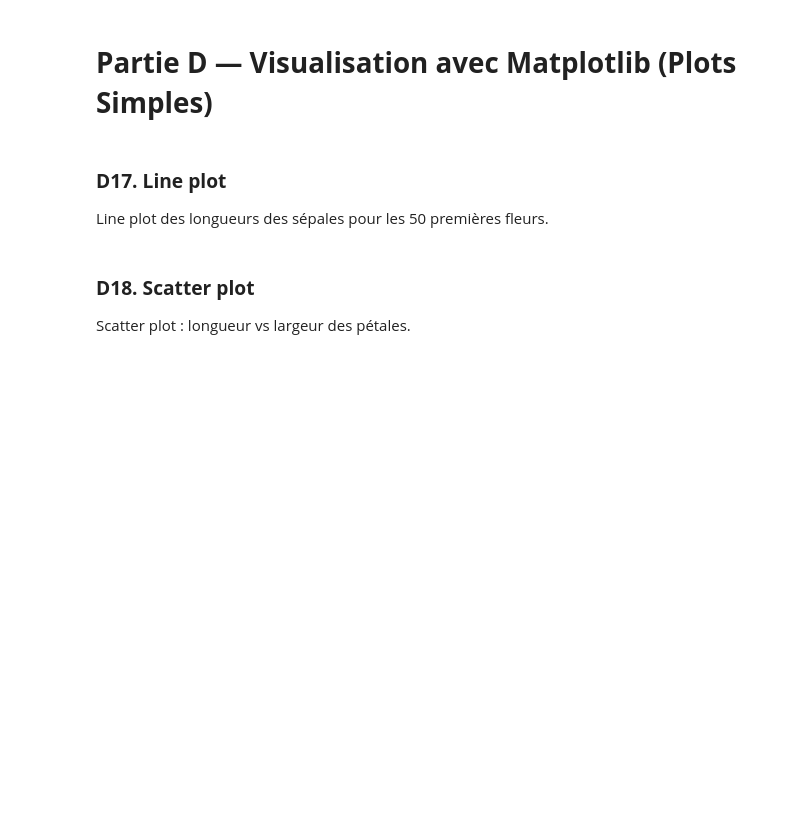
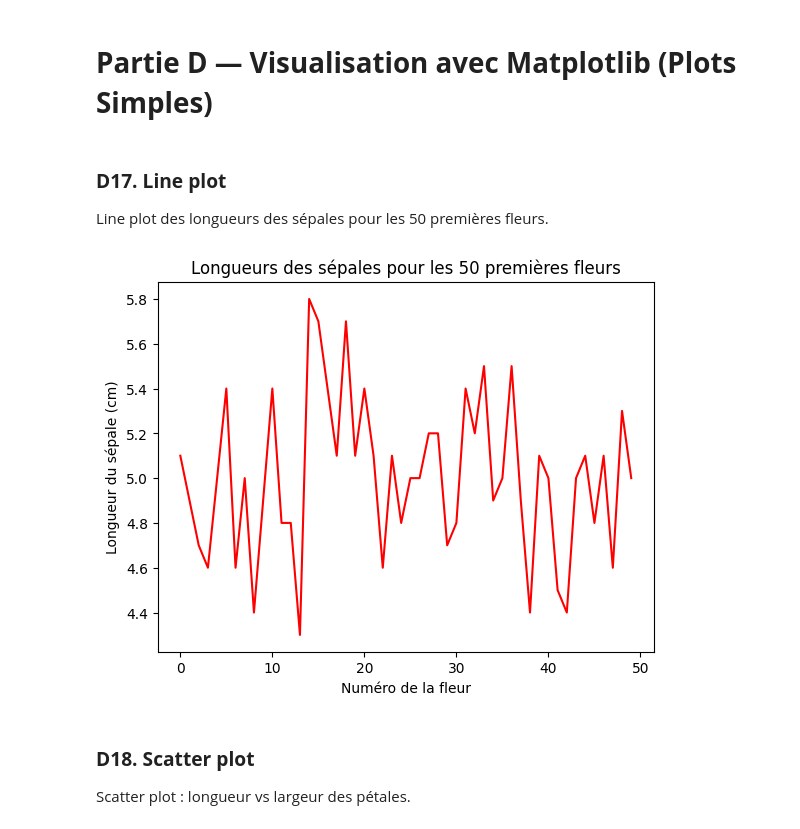
Before and after one commit to USMS-FPK-IA-GI-2025/controle-01-numpy-and-matplotlib-iris-Anam-Ayoub, a Jupyter notebook: notebooks/controle_numpy_matplotlib.ipynb, the cells around one changed output. Cells and saved outputs as stored; diff of their text form; code cells hidden in the pictures; blank space fills up the shorter version.

Commit message:
BLOC 17 done (colab)

```diff
--- a/notebooks/controle_numpy_matplotlib.ipynb
+++ b/notebooks/controle_numpy_matplotlib.ipynb
@@ -316,3 +314,19 @@ Line plot des longueurs des sépales pour les 50 premières fleurs.
+# %%
+# Votre code ici
+#=========== BLOC 17 ===========
+
+# Sélectionner les longueurs des sépales (première colonne) pour les 50 premières fleurs
+y = features[:50, 0]
+
+# Créer le line plot
+
+plt.plot(y, color='red')
+plt.title('Longueurs des sépales pour les 50 premières fleurs')
+plt.xlabel('Numéro de la fleur')
+plt.ylabel('Longueur du sépale (cm)')
+plt.show()
+# %% [output]
+[figure, added]
 # %% [markdown]
 ### **D18. Scatter plot**
 Scatter plot : longueur vs largeur des pétales.
```
Also changed, not shown: parts of 2 cells of this notebook.
